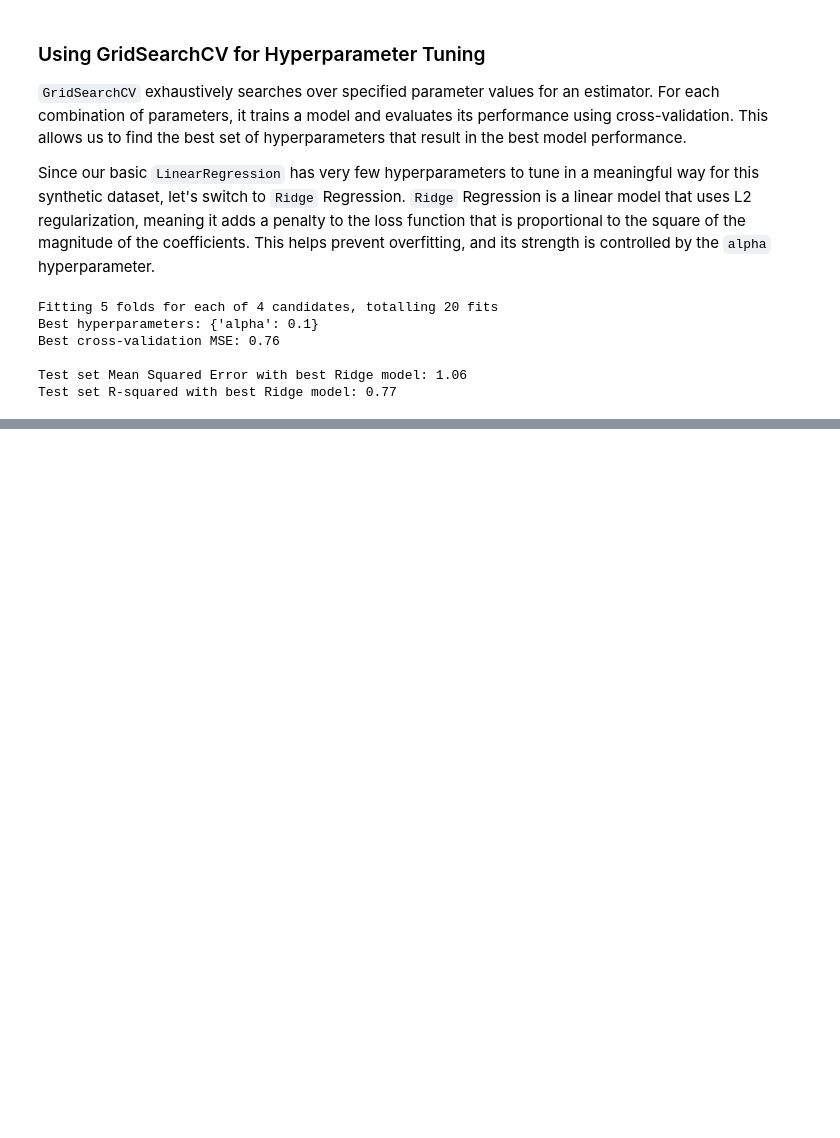
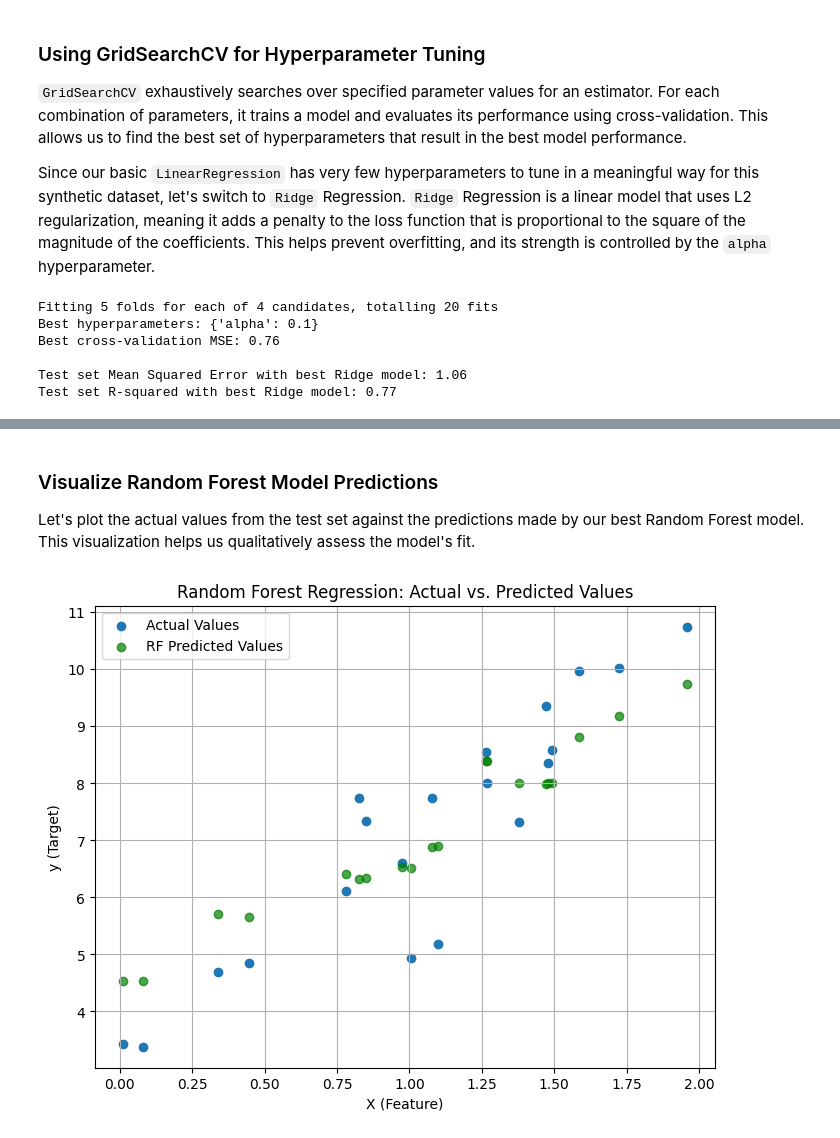
Before and after one commit to anilkumargangadhara09/GenAI-ML, a Jupyter notebook: SyntheticData_ML_Model.ipynb, the cells around one changed output, grey strips where cells are left out. Cells and saved outputs as stored; diff of their text form; code cells hidden in the pictures; blank space fills up the shorter version.

```diff
--- a/SyntheticData_ML_Model.ipynb
+++ b/SyntheticData_ML_Model.ipynb
@@ -182,0 +240,19 @@ Test set R-squared with best Ridge model: 0.77
+# %% [markdown]
+### Visualize Random Forest Model Predictions
+
+Let's plot the actual values from the test set against the predictions made by our best Random Forest model. This visualization helps us qualitatively assess the model's fit.
+# %%
+import matplotlib.pyplot as plt
+
+# Plot the actual values vs. predicted values for the Random Forest model
+plt.figure(figsize=(8, 6))
+plt.scatter(X_test, y_test, label='Actual Values')
+plt.scatter(X_test, y_pred_rf, color='green', alpha=0.7, label='RF Predicted Values')
+plt.xlabel("X (Feature)")
+plt.ylabel("y (Target)")
+plt.title("Random Forest Regression: Actual vs. Predicted Values")
+plt.legend()
+plt.grid(True)
+plt.show()
+# %% [output]
+[figure, added]
```
Also changed, not shown: parts of 6 cells of this notebook.
